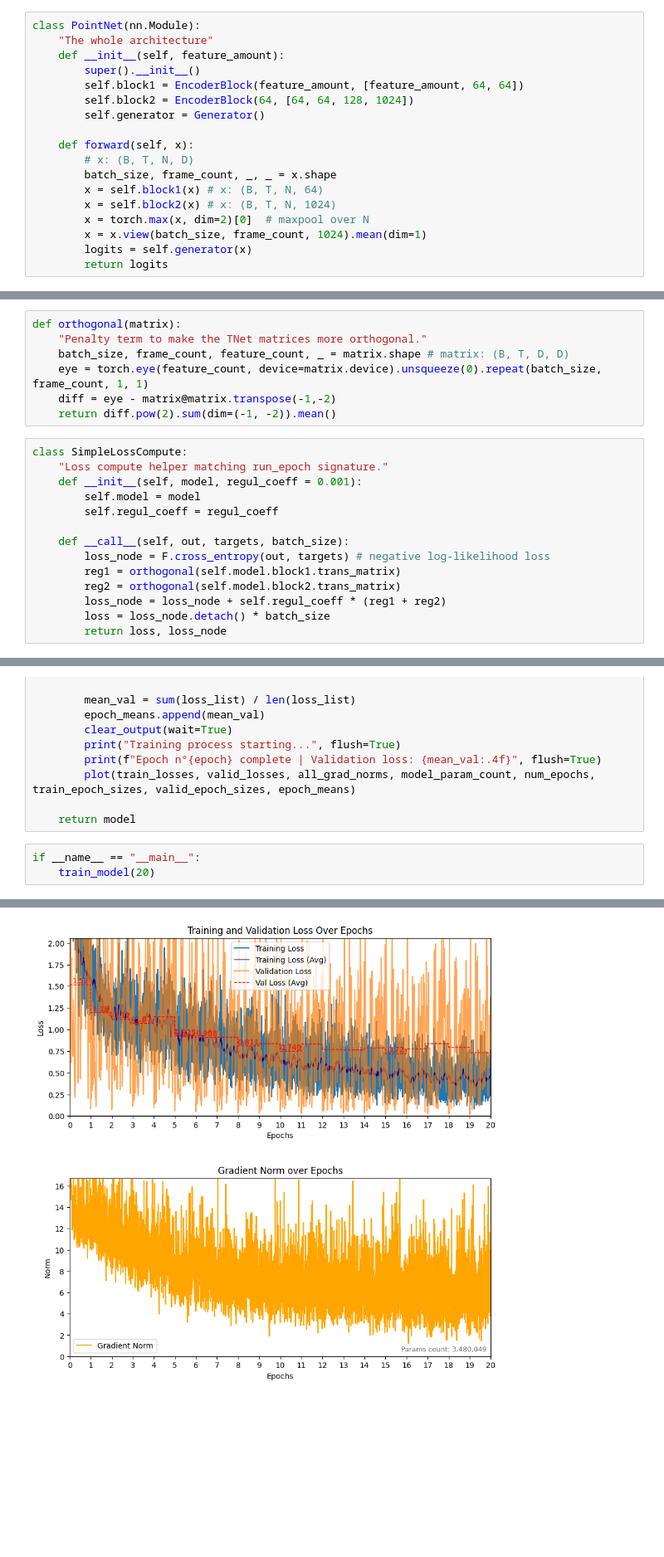
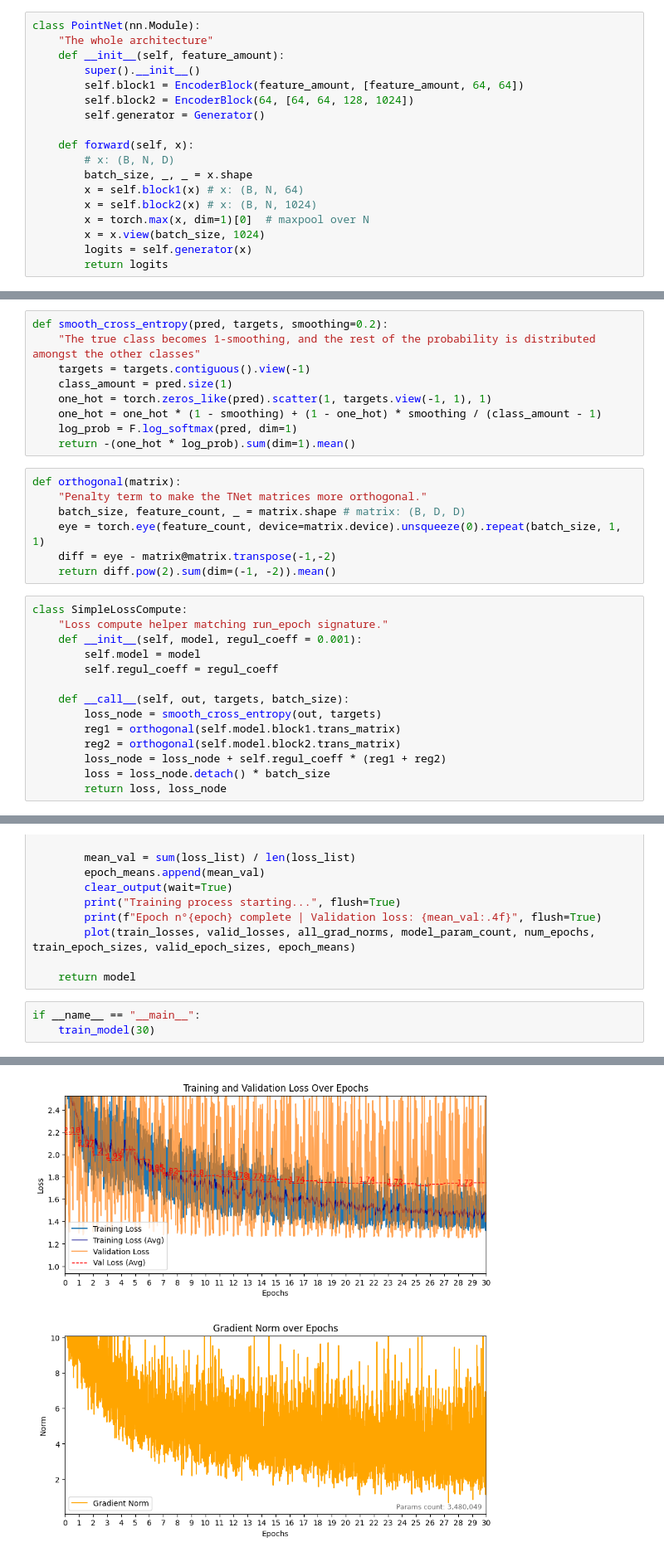
Before and after one commit to El-oan/radar_machine_learning, a Jupyter notebook: src/pointnetV1/modelNET_pointnet.ipynb, the cells around one changed output, grey strips where cells are left out. Shown at 83% size. Cells and saved outputs as stored; diff of their text form; blank space fills up the shorter version.

Commit message:
tried smoothing in the pointNET V1 isnpired from the dgcnn implementation

```diff
--- a/src/pointnetV1/modelNET_pointnet.ipynb
+++ b/src/pointnetV1/modelNET_pointnet.ipynb
@@ -248,12 +246,12 @@ class PointNet(nn.Module):
         self.generator = Generator()
 
     def forward(self, x):
-        # x: (B, T, N, D)
-        batch_size, frame_count, _, _ = x.shape
-        x = self.block1(x) # x: (B, T, N, 64)
-        x = self.block2(x) # x: (B, T, N, 1024)
-        x = torch.max(x, dim=2)[0]  # maxpool over N
-        x = x.view(batch_size, frame_count, 1024).mean(dim=1)
+        # x: (B, N, D)
+        batch_size, _, _ = x.shape
+        x = self.block1(x) # x: (B, N, 64)
+        x = self.block2(x) # x: (B, N, 1024)
+        x = torch.max(x, dim=1)[0]  # maxpool over N
+        x = x.view(batch_size, 1024)
         logits = self.generator(x)
         return logits
 # %%
@@ -317,11 +312,20 @@ def rate(epoch, base, warmup=5):
     "Learning rate schedule."
     epoch = max(epoch, 1)
     return base * min(epoch ** (-0.5), epoch * warmup ** (-1.5))
+# %%
+def smooth_cross_entropy(pred, targets, smoothing=0.2):
+    "The true class becomes 1-smoothing, and the rest of the probability is distributed amongst the other classes"
+    targets = targets.contiguous().view(-1)
+    class_amount = pred.size(1)
+    one_hot = torch.zeros_like(pred).scatter(1, targets.view(-1, 1), 1)
+    one_hot = one_hot * (1 - smoothing) + (1 - one_hot) * smoothing / (class_amount - 1)
+    log_prob = F.log_softmax(pred, dim=1)
+    return -(one_hot * log_prob).sum(dim=1).mean()
 # %%
 def orthogonal(matrix):
     "Penalty term to make the TNet matrices more orthogonal."
-    batch_size, frame_count, feature_count, _ = matrix.shape # matrix: (B, T, D, D)
-    eye = torch.eye(feature_count, device=matrix.device).unsqueeze(0).repeat(batch_size, frame_count, 1, 1)
+    batch_size, feature_count, _ = matrix.shape # matrix: (B, D, D)
+    eye = torch.eye(feature_count, device=matrix.device).unsqueeze(0).repeat(batch_size, 1, 1)
     diff = eye - matrix@matrix.transpose(-1,-2)
     return diff.pow(2).sum(dim=(-1, -2)).mean()
 # %%
@@ -332,7 +336,7 @@ class SimpleLossCompute:
         self.regul_coeff = regul_coeff
 
     def __call__(self, out, targets, batch_size):
-        loss_node = F.cross_entropy(out, targets) # negative log-likelihood loss
+        loss_node = smooth_cross_entropy(out, targets)
         reg1 = orthogonal(self.model.block1.trans_matrix)
         reg2 = orthogonal(self.model.block2.trans_matrix)
         loss_node = loss_node + self.regul_coeff * (reg1 + reg2)
@@ -472,6 +476,6 @@ def train_model(num_epochs=CONFIG["num_epochs"]):
     return model
 # %%
 if __name__ == "__main__":
-    train_model(20)
+    train_model(30)
 # %% [output]
 Training process starting...
@@ -479,4 +483,4 @@ Epoch n°19 complete | Validation loss: 0.7313
-[figure, old version]
+[figure, new version]
 # %% [markdown]
 # inference
 # %%
```
Also changed, not shown: parts of 13 cells of this notebook, 10 other files.
